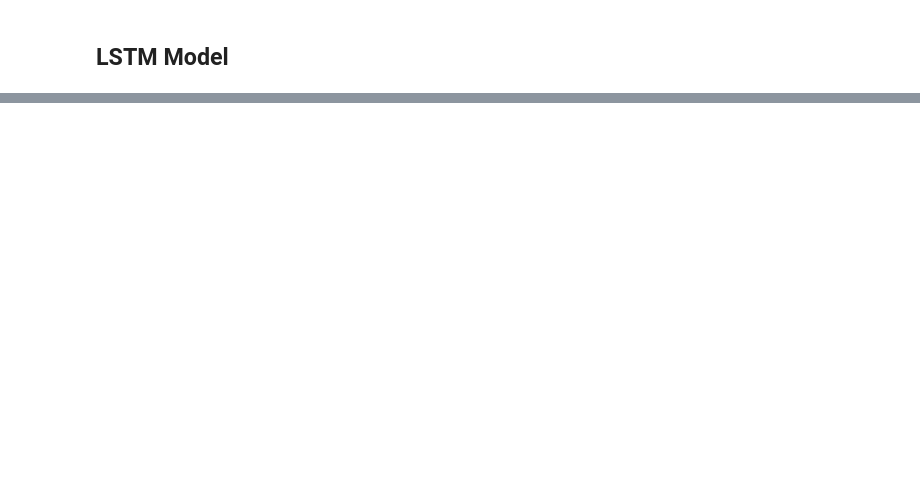
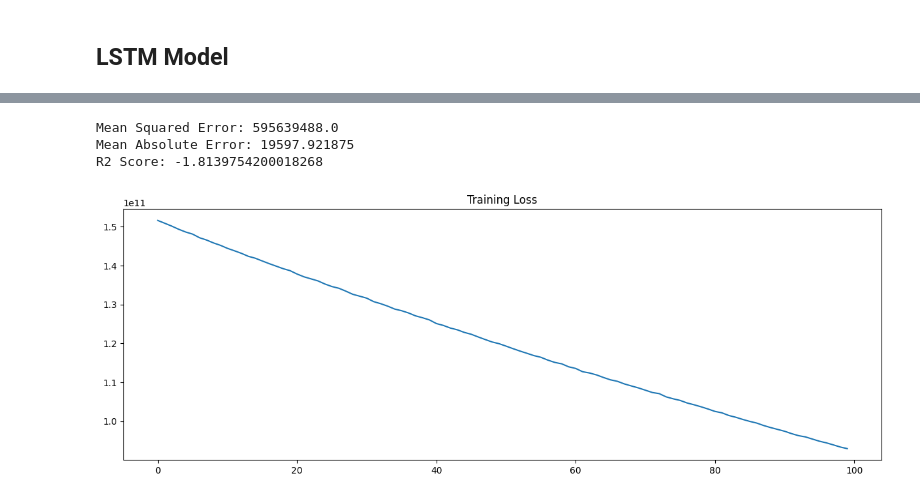
Before and after one commit to YapWH/EZAutoMate, a Jupyter notebook: Statistic.ipynb, the cells around one changed output, grey strips where cells are left out. Cells and saved outputs as stored; diff of their text form; code cells hidden in the pictures; blank space fills up the shorter version.

```diff
--- a/Statistic.ipynb
+++ b/Statistic.ipynb
@@ -557,4 +833,2 @@ plt.show()
-# %%
-data = data.values.astype(float).reshape(-1)
 # %% [markdown]
 ## LSTM Model
@@ -691,10 +938,0 @@ print(y)
-# %%
-model = LSTMRegressor(input_size, hidden_size, num_layers, output_size)
-model.load_state_dict(torch.load('./save/model_20240611_193725.pth'))
-model.eval()
-
-with torch.no_grad():
-    test_data = data.head(1).drop(columns=['Price ($)'])
-    test_data_tensor = torch.tensor(test_data.values, dtype=torch.float32).unsqueeze(1)
-    predictions = model(test_data_tensor).numpy()
-    print(predictions)
@@ -700,0 +945,38 @@ with torch.no_grad():
+# %%
+train_losses = []
+
+for epoch in range(num_epochs):
+    model.train()
+    train_loss = 0
+    with tqdm(train_loader, desc=f'Epoch {epoch+1}/{num_epochs}') as pbar:
+        for X_batch, y_batch in pbar:
+            optimizer.zero_grad()
+            outputs = model(X_batch.unsqueeze(1))
+            loss = criterion(outputs, y_batch)
+            loss.backward()
+            optimizer.step()
+            train_loss += loss.item()
+            pbar.set_postfix(loss=loss.item())
+    train_losses.append(train_loss)
+# %%
+plt.figure(figsize=(15, 5))
+plt.plot(train_losses)
+plt.title("Training Loss")
+
+model.eval()
+
+with torch.no_grad():
+    y_pred = model(X_test_tensor.unsqueeze(1)).cpu().numpy()
+
+mse = mean_squared_error(test_y.cpu(), y_pred)
+r2 = r2_score(test_y.cpu(), y_pred)
+mae = mean_absolute_error(test_y.cpu(), y_pred)
+
+print(f"Mean Squared Error: {mse}")
+print(f"Mean Absolute Error: {mae}")
+print(f"R2 Score: {r2}")
+# %% [output]
+Mean Squared Error: 595639488.0
+Mean Absolute Error: 19597.921875
+R2 Score: -1.8139754200018268
+[figure, added]
```
Also changed, not shown: parts of 38 cells of this notebook.
